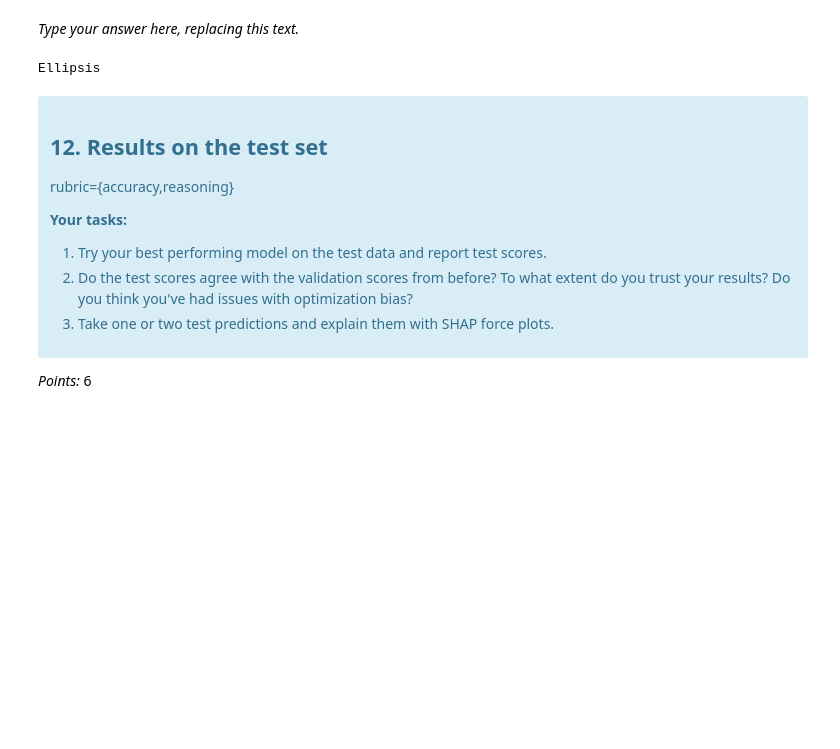
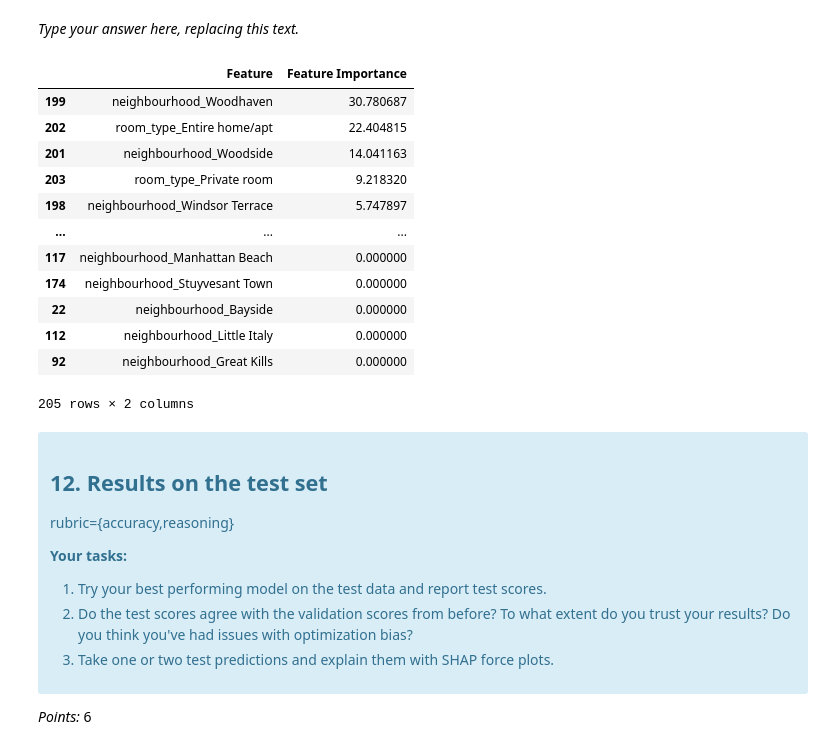
Before and after one commit to UBC-MDS/AirBNB_Luke_HanChen_573lab4, a Jupyter notebook: lab4luke.ipynb, the cells around one changed output. Drawn from its saved outputs; the diff is of its cells as text; code cells hidden in the pictures; blank space fills up the shorter version.

```diff
--- a/lab4luke.ipynb
+++ b/lab4luke.ipynb
@@ -482,21 +506,34 @@ _Type your answer here, replacing this text._
 # %%
 # Generate a table showing feature importances.
 feat_importance = grid_search.best_estimator_.named_steps["catboostregressor"].feature_importances_
 
 # transformed data
+preprocessor.fit(X_train, y_train)
 X_train_transformed = preprocessor.transform(X_train)
 ohe_features = (
     preprocessor.named_transformers_["onehotencoder"].get_feature_names_out().tolist()
 )
 
 # Code to get all the feature names
-feature_names = numeric_features + ohe_features
+feature_names = numerical_features + ohe_features
 
 pd.DataFrame({"Feature": feature_names, "Feature Importance": feat_importance}).sort_values(
-    by="Coefficient", ascending=False
+    by="Feature Importance", ascending=False
 )
 # %% [output]
+|  | Feature | Feature Importance |
+| 199 | neighbourhood_Woodhaven | 30.780687 |
+| 202 | room_type_Entire home/apt | 22.404815 |
+| 201 | neighbourhood_Woodside | 14.041163 |
+| 203 | room_type_Private room | 9.218320 |
+| 198 | neighbourhood_Windsor Terrace | 5.747897 |
+| ... | ... | ... |
+| 117 | neighbourhood_Manhattan Beach | 0.000000 |
+| 174 | neighbourhood_Stuyvesant Town | 0.000000 |
+| 22 | neighbourhood_Bayside | 0.000000 |
+| 112 | neighbourhood_Little Italy | 0.000000 |
+| 92 | neighbourhood_Great Kills | 0.000000 |
-Ellipsis
+205 rows × 2 columns
 # %% [markdown]
 <!-- END QUESTION -->
 
```
Also changed, not shown: parts of 8 cells of this notebook.
